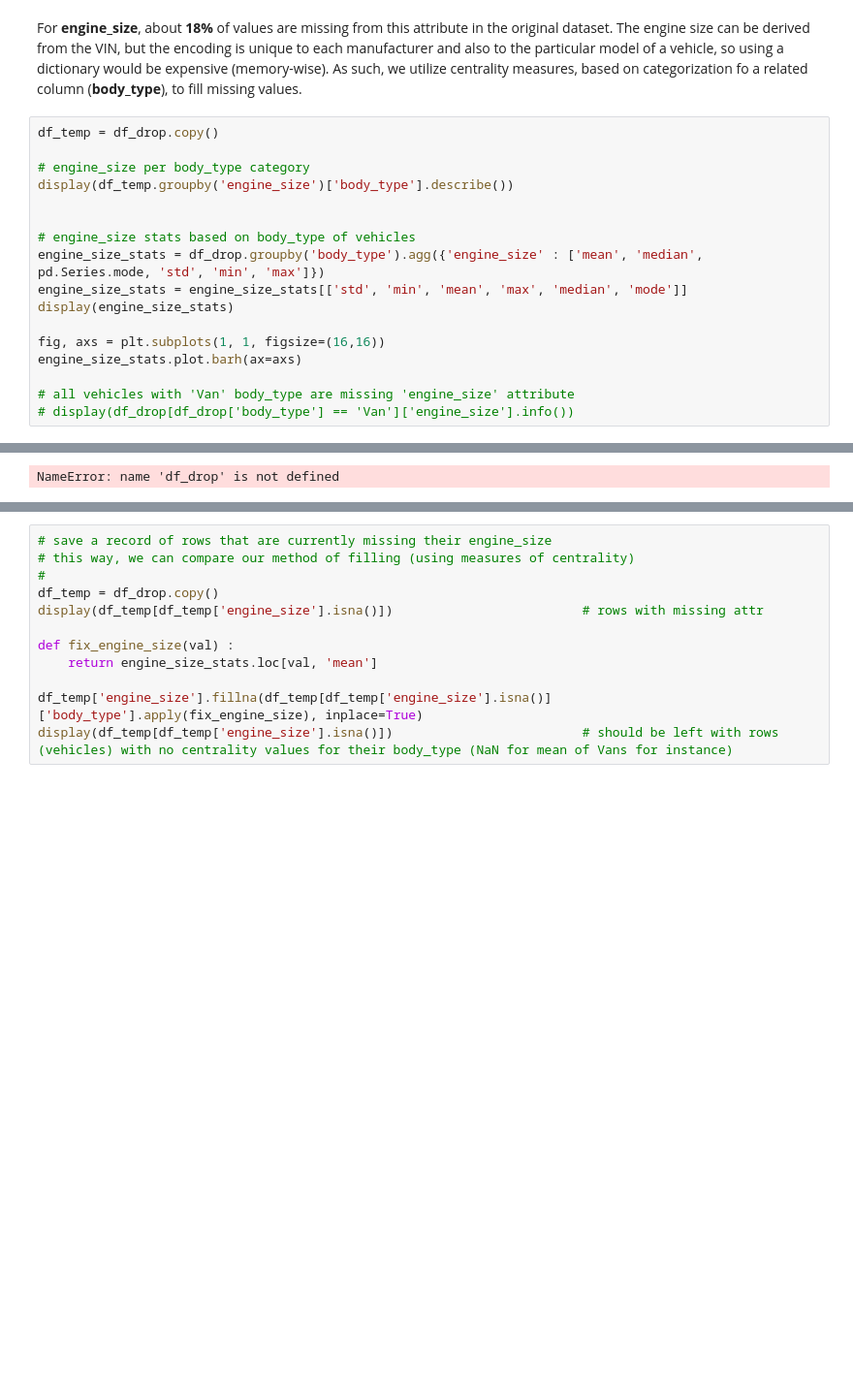
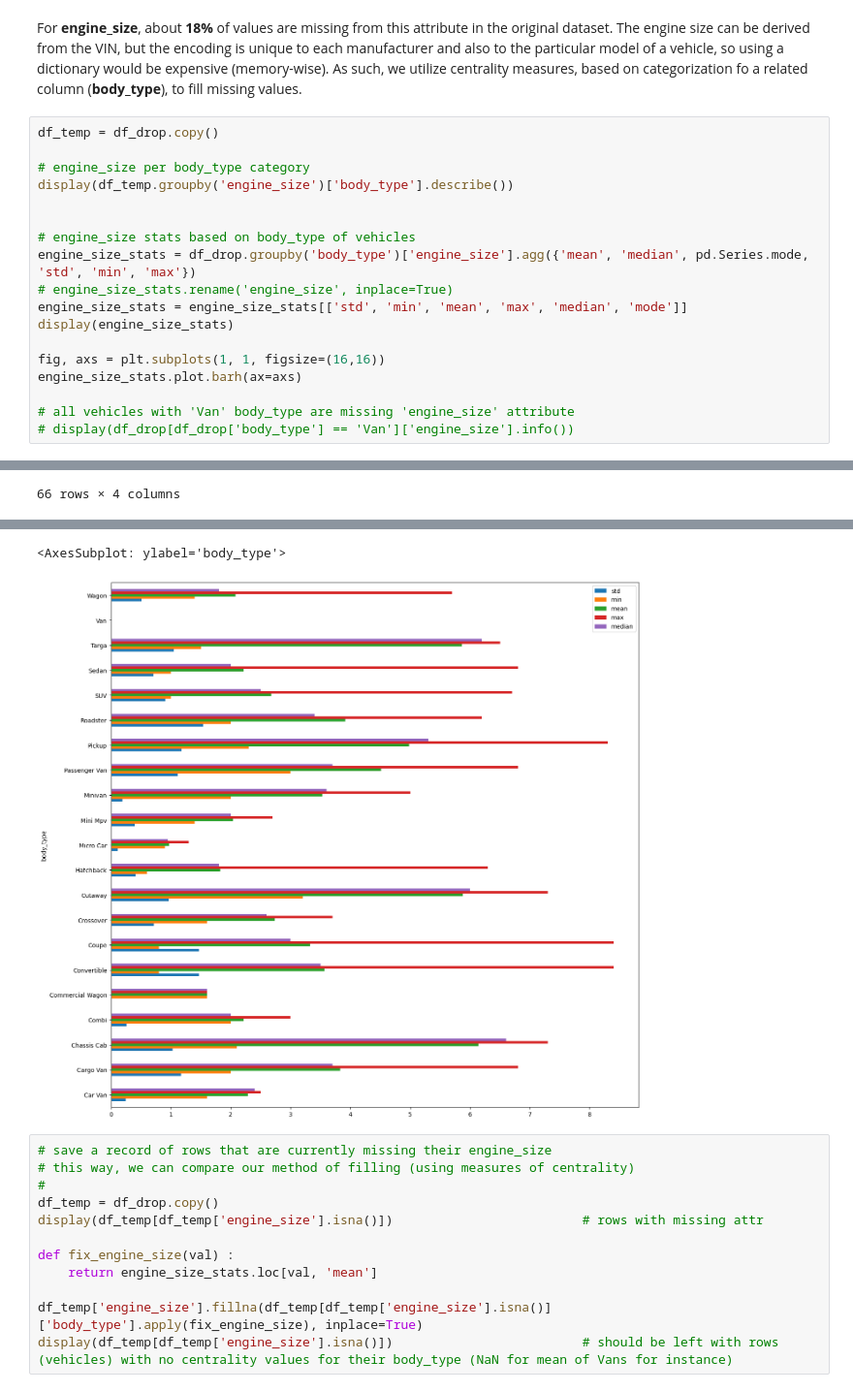
Before and after one commit to Ojooluwaseun/COMP6981-Project-Iteration1, a Jupyter notebook: Project_Iteration_1.ipynb, the cells around one changed output, grey strips where cells are left out. Shown at 97% size. Cells and saved outputs as stored; diff of their text form; blank space fills up the shorter version.

```diff
--- a/Project_Iteration_1.ipynb
+++ b/Project_Iteration_1.ipynb
@@ -180,7 +232,8 @@ display(df_temp.groupby('engine_size')['body_type'].describe())
 
 
 # engine_size stats based on body_type of vehicles
-engine_size_stats = df_drop.groupby('body_type').agg({'engine_size' : ['mean', 'median', pd.Series.mode, 'std', 'min', 'max']})
+engine_size_stats = df_drop.groupby('body_type')['engine_size'].agg({'mean', 'median', pd.Series.mode, 'std', 'min', 'max'})
+# engine_size_stats.rename('engine_size', inplace=True)
 engine_size_stats = engine_size_stats[['std', 'min', 'mean', 'max', 'median', 'mode']]
 display(engine_size_stats)
 
@@ -193 +259 @@ engine_size_stats.plot.barh(ax=axs)
-NameError: name 'df_drop' is not defined
+66 rows × 4 columns
@@ -194,3 +278,5 @@ NameError: name 'df_drop' is not defined
+<AxesSubplot: ylabel='body_type'>
+[figure, added]
 # %%
 # save a record of rows that are currently missing their engine_size
 # this way, we can compare our method of filling (using measures of centrality)
```
Also changed, not shown: parts of 5 cells of this notebook.
